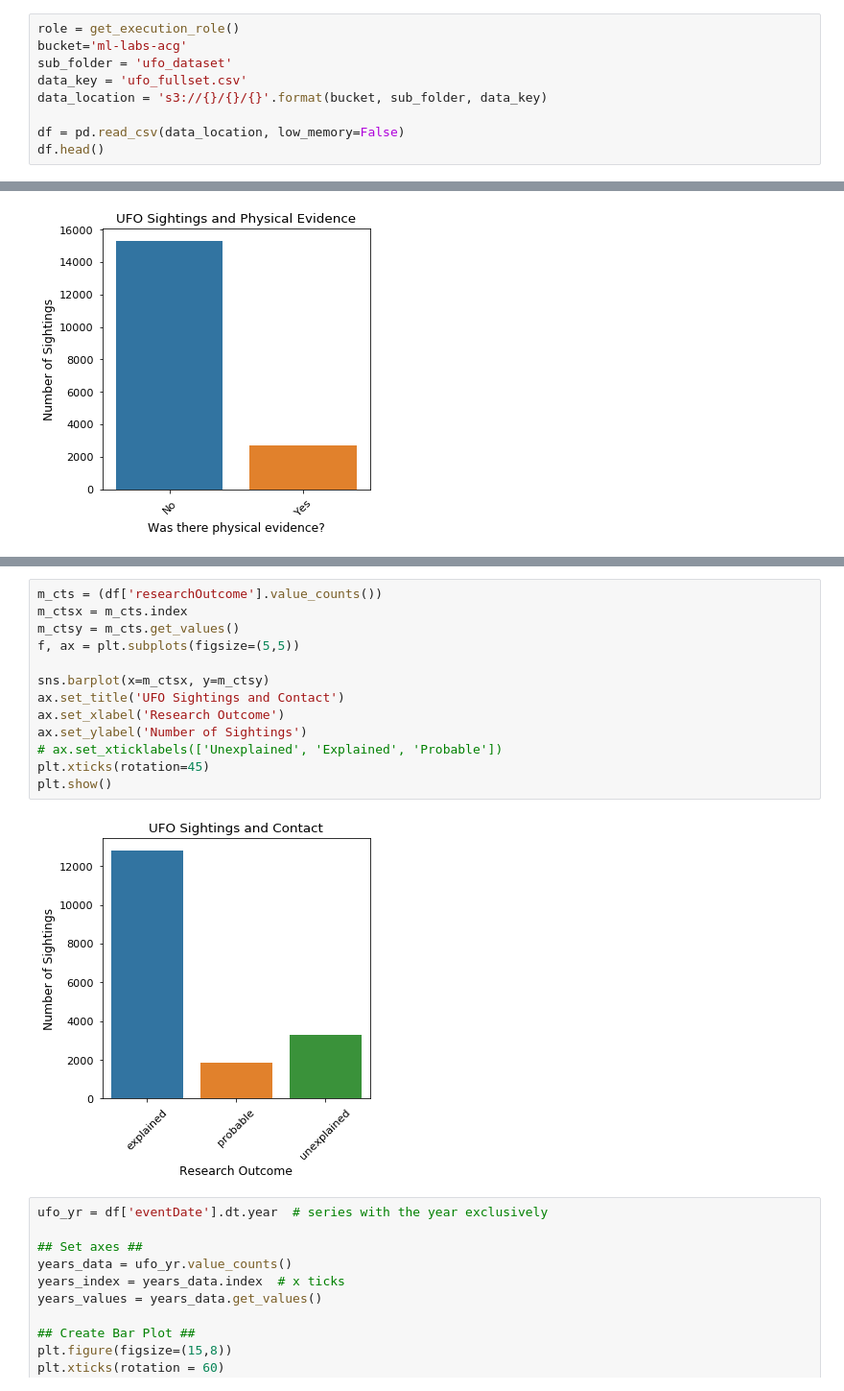
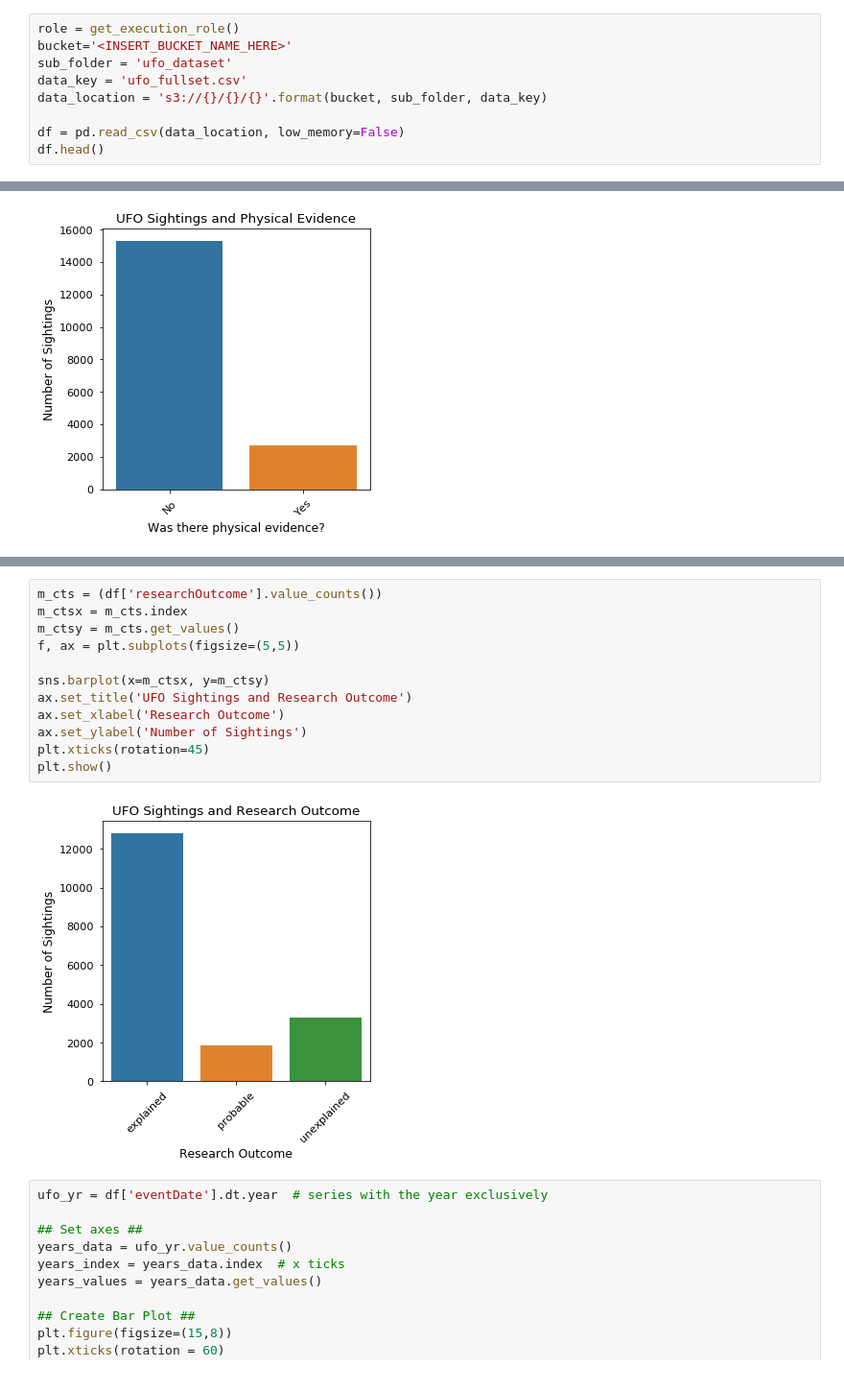
Before and after one commit to ACloudGuru-Resources/Course_AWS_Certified_Machine_Learning, a Jupyter notebook: Chapter7/ufo-algorithms-lab.ipynb, the cells around one changed output, grey strips where cells are left out. Shown at 96% size. Saved outputs shown, nothing was run; the diff lists cells and outputs as text.

```diff
--- a/Chapter7/ufo-algorithms-lab.ipynb
+++ b/Chapter7/ufo-algorithms-lab.ipynb
@@ -28,7 +28,7 @@ import seaborn as sns
 Let's get the UFO sightings data that is stored in S3 and load it into memory.
 # %%
 role = get_execution_role()
-bucket='ml-labs-acg'
+bucket='<INSERT_BUCKET_NAME_HERE>'
 sub_folder = 'ufo_dataset'
 data_key = 'ufo_fullset.csv'
 data_location = 's3://{}/{}/{}'.format(bucket, sub_folder, data_key)
@@ -174,18 +174,17 @@ plt.show()
 # %%
 m_cts = (df['researchOutcome'].value_counts())
 m_ctsx = m_cts.index
 m_ctsy = m_cts.get_values()
 f, ax = plt.subplots(figsize=(5,5))
 
 sns.barplot(x=m_ctsx, y=m_ctsy)
-ax.set_title('UFO Sightings and Contact')
+ax.set_title('UFO Sightings and Research Outcome')
 ax.set_xlabel('Research Outcome')
 ax.set_ylabel('Number of Sightings')
-# ax.set_xticklabels(['Unexplained', 'Explained', 'Probable'])
 plt.xticks(rotation=45)
 plt.show()
 # %% [output]
-[figure, old version]
+[figure, new version]
 # %%
 ufo_yr = df['eventDate'].dt.year  # series with the year exclusively
 
```
Also changed, not shown: parts of 12 cells of this notebook.
